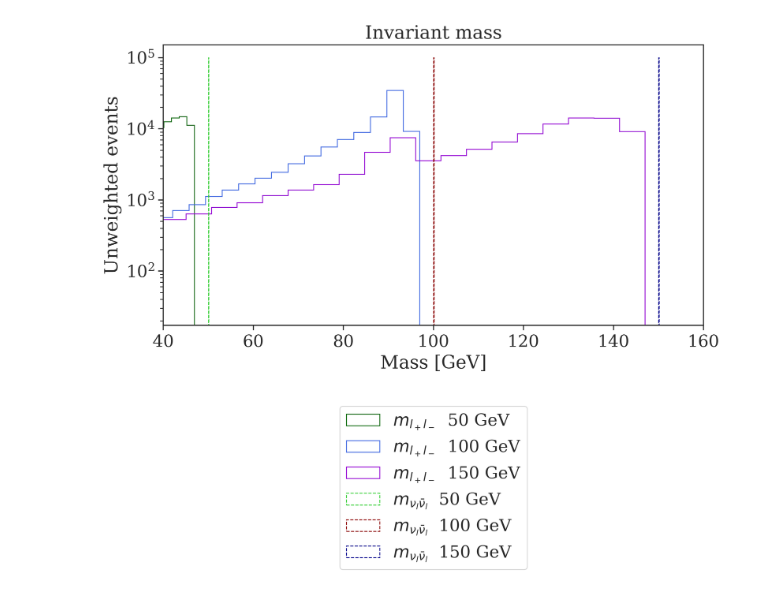
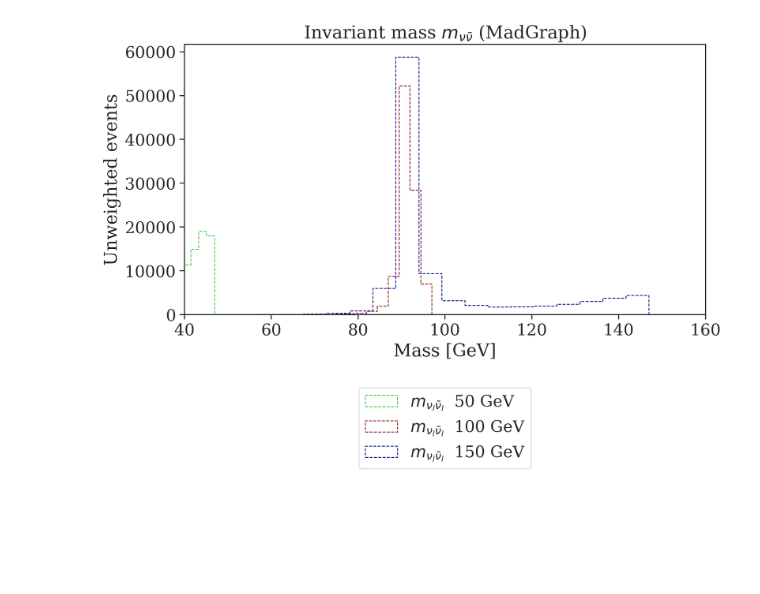
Before and after one commit to viniciusrocca/simulationsSM, a Jupyter notebook: epem2lplm/Zsearch.ipynb, the cells around one changed output. Drawn from its saved outputs; the diff is of its cells as text; code cells hidden in the pictures; blank space fills up the shorter version.

Commit message:
New notebooks in epem2all and epem2lplm

```diff
--- a/epem2lplm/Zsearch.ipynb
+++ b/epem2lplm/Zsearch.ipynb
@@ -153,21 +214,19 @@ m_nuBarnu_150 =  particlesPair(iD,'nuBarnu_150GeV.lhe')
 # %%
 fig = plt.figure(figsize = [9.2,4.9], dpi = 300)
-plt.hist(m_lplm_50[11] + m_lplm_50[13], bins = 25, histtype = 'step',  color = 'darkgreen',label =r'$m_{l_+l_-}$  50 GeV ')
-plt.hist(m_lplm_100[11] + m_lplm_100[13], bins = 25,  histtype = 'step',color = 'royalblue',label =r'$m_{l_+l_-}$  100 GeV ')
-plt.hist(m_lplm_150[11] + m_lplm_150[13], bins = 25,  histtype = 'step',color = 'darkviolet',label =r'$m_{l_+l_-}$  150 GeV ')
-plt.hist(m_nuBarnu_50[12] + m_nuBarnu_50[14] + m_nuBarnu_50[16], bins = 10, histtype = 'step', ls = '--',  color = 'limegreen',label =r'$m_{\nu_l\bar{\nu}_l}$  50 GeV ')
-plt.hist(m_nuBarnu_100[12] + m_nuBarnu_100[14] + m_nuBarnu_100[16], bins = 10, histtype = 'step', ls = '--', color = 'darkred',label =r'$m_{\nu_l\bar{\nu}_l}$  100 GeV ')
-plt.hist(m_nuBarnu_150[12] + m_nuBarnu_150[14] + m_nuBarnu_150[16], bins = 10, histtype = 'step',  ls = '--',color = 'darkblue',label =r'$m_{\nu_l\bar{\nu}_l}$  150 GeV ')
+
+plt.hist(m_nuBarnu_50[12] + m_nuBarnu_50[14] + m_nuBarnu_50[16], bins = 25, histtype = 'step', ls = '--',  color = 'limegreen',label =r'$m_{\nu_l\bar{\nu}_l}$  50 GeV ')
+plt.hist(m_nuBarnu_100[12] + m_nuBarnu_100[14] + m_nuBarnu_100[16], bins = 25, histtype = 'step', ls = '--', color = 'darkred',label =r'$m_{\nu_l\bar{\nu}_l}$  100 GeV ')
+plt.hist(m_nuBarnu_150[12] + m_nuBarnu_150[14] + m_nuBarnu_150[16], bins = 25, histtype = 'step',  ls = '--',color = 'darkblue',label =r'$m_{\nu_l\bar{\nu}_l}$  150 GeV ')
 
 
 
 plt.xlabel(r'Mass [GeV]')
-plt.title(r'Invariant mass')
+plt.title(r'Invariant mass $m_{\nu\bar{\nu}}$ (MadGraph)')
 plt.ylabel(r'Unweighted events')
 plt.xlim([40,160])
-plt.legend(bbox_to_anchor=(0.5, -0.9), loc='lower center')
-plt.yscale('log')
+plt.legend(bbox_to_anchor=(0.5, -0.6), loc='lower center')
+
 plt.savefig('Invariant_mass_epem.pdf')
 plt.show()
 # %% [output]
-[figure, old version]
+[figure, new version]
```
Also changed, not shown: parts of 17 cells of this notebook, 4 other files.
